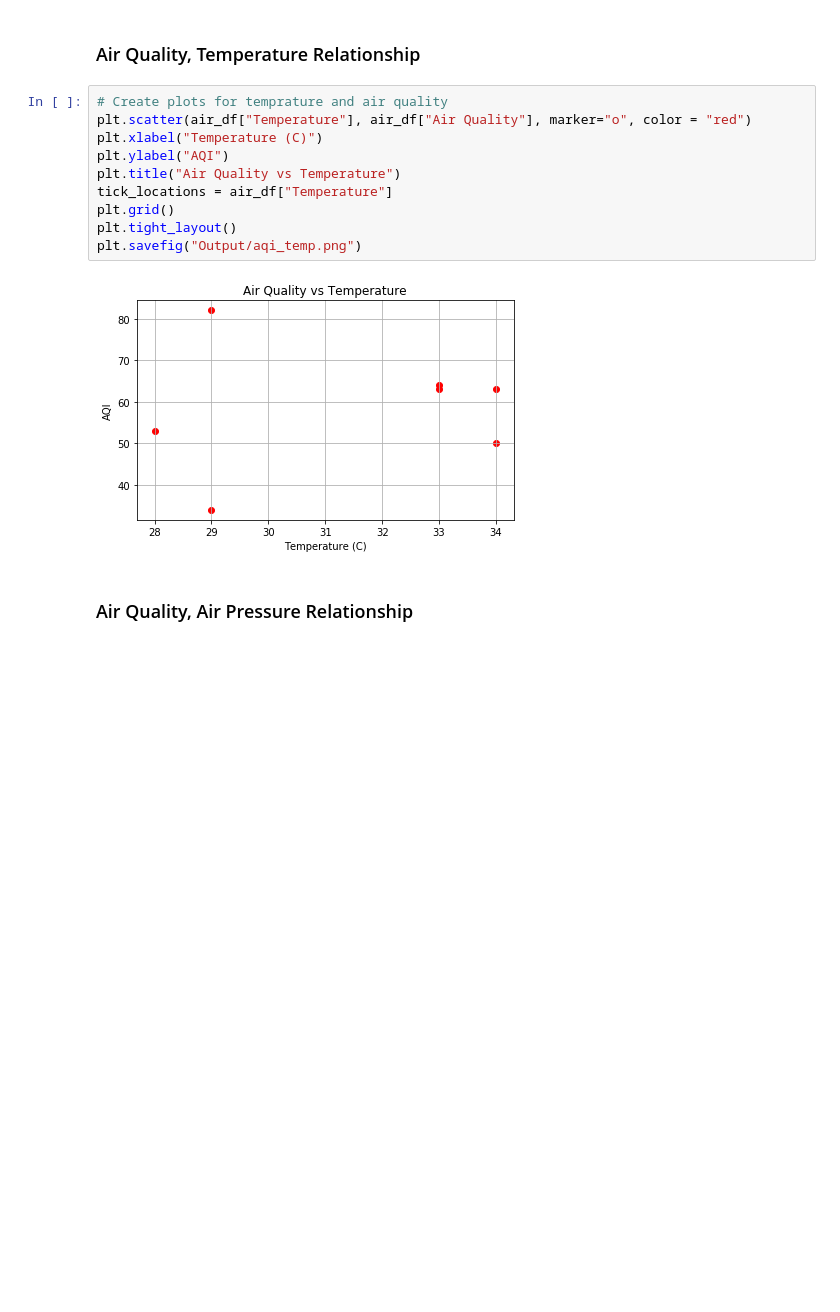
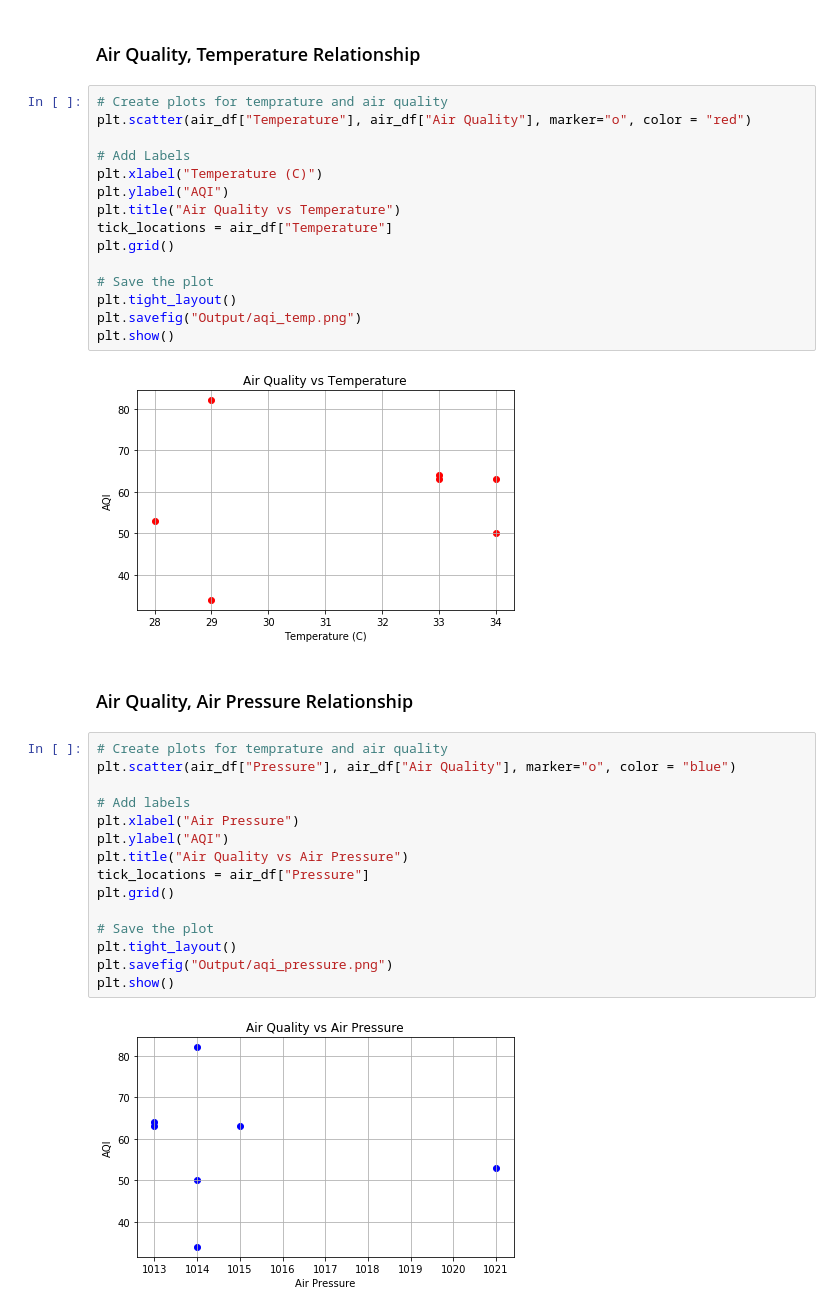
Before and after one commit to nadireag/Air-Quality, a Jupyter notebook: AirQualityPy.ipynb, the cells around one changed output. Drawn from its saved outputs; the diff is of its cells as text; blank space fills up the shorter version.

```diff
--- a/AirQualityPy.ipynb
+++ b/AirQualityPy.ipynb
@@ -142,14 +145,36 @@ plt.show()
 # %%
 # Create plots for temprature and air quality
 plt.scatter(air_df["Temperature"], air_df["Air Quality"], marker="o", color = "red")
+
+# Add Labels
 plt.xlabel("Temperature (C)")
 plt.ylabel("AQI")
 plt.title("Air Quality vs Temperature")
 tick_locations = air_df["Temperature"]
 plt.grid()
+
+# Save the plot
 plt.tight_layout()
 plt.savefig("Output/aqi_temp.png")
+plt.show()
 # %% [output]
 [figure]
 # %% [markdown]
 ### Air Quality,  Air Pressure Relationship
+# %%
+# Create plots for temprature and air quality
+plt.scatter(air_df["Pressure"], air_df["Air Quality"], marker="o", color = "blue")
+
+# Add labels
+plt.xlabel("Air Pressure")
+plt.ylabel("AQI")
+plt.title("Air Quality vs Air Pressure")
+tick_locations = air_df["Pressure"]
+plt.grid()
+
+# Save the plot
+plt.tight_layout()
+plt.savefig("Output/aqi_pressure.png")
+plt.show()
+# %% [output]
+[figure, added]
```
Also changed, not shown: parts of 5 cells of this notebook.
